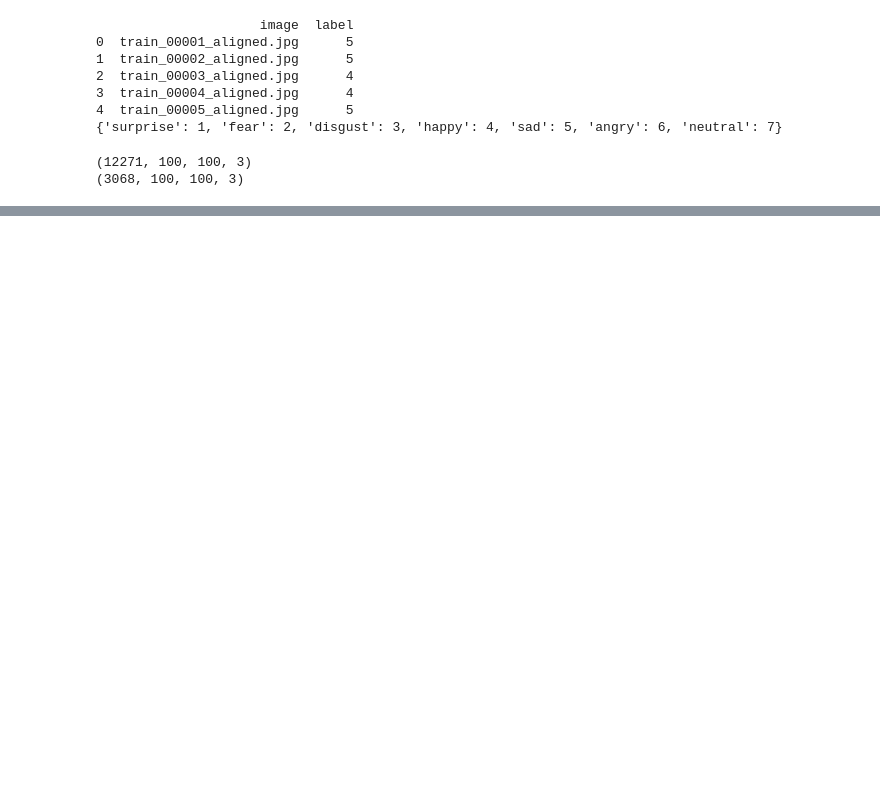
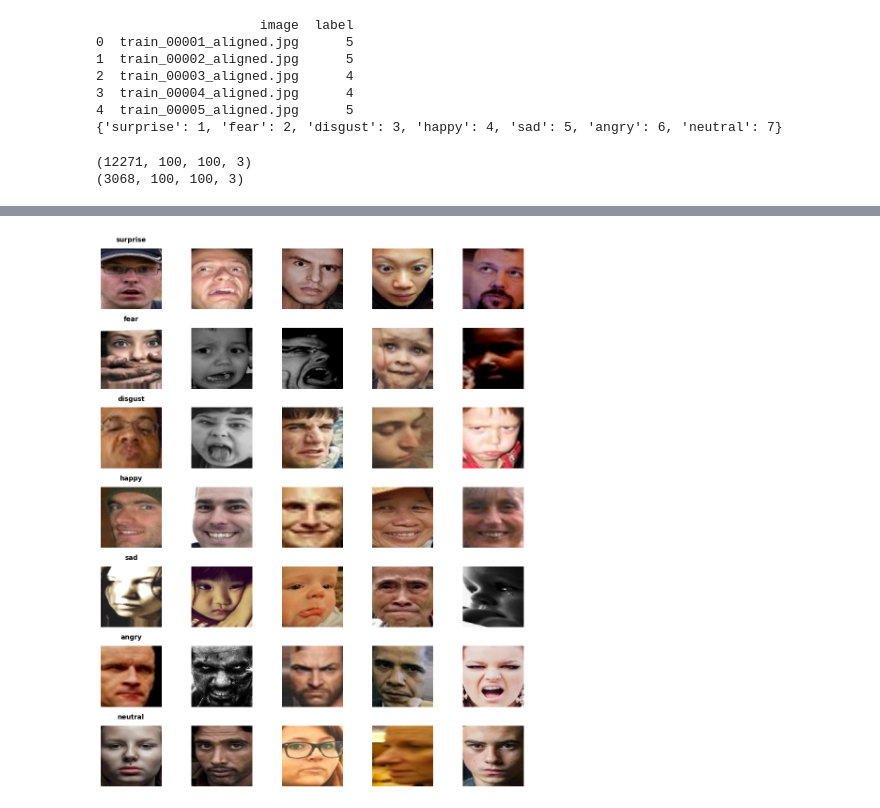
Before and after one commit to shaheryarahmed511-collab/facial_emotion_recognition_using_cnn, a Jupyter notebook: complete_notebook.ipynb, the cells around one changed output, grey strips where cells are left out. Drawn from its saved outputs; the diff is of its cells as text; code cells hidden in the pictures; blank space fills up the shorter version.

```diff
--- a/complete_notebook.ipynb
+++ b/complete_notebook.ipynb
@@ -214,0 +347,5 @@ for shape, count in sorted_shapes[:3]:
+# %%
+# Show sample images for each class
+show_examples(X_train_augmented, y_train_augmented, classes)
+# %% [output]
+[figure, added]
```
Also changed, not shown: parts of 11 cells of this notebook.
